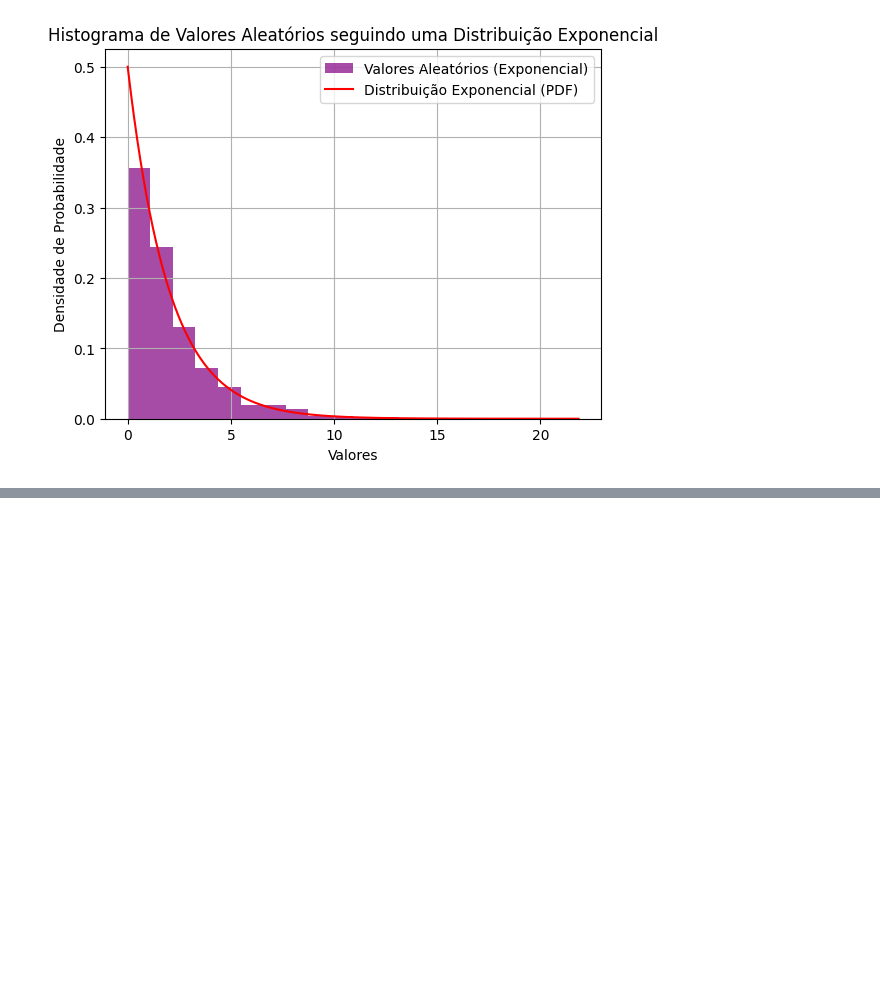
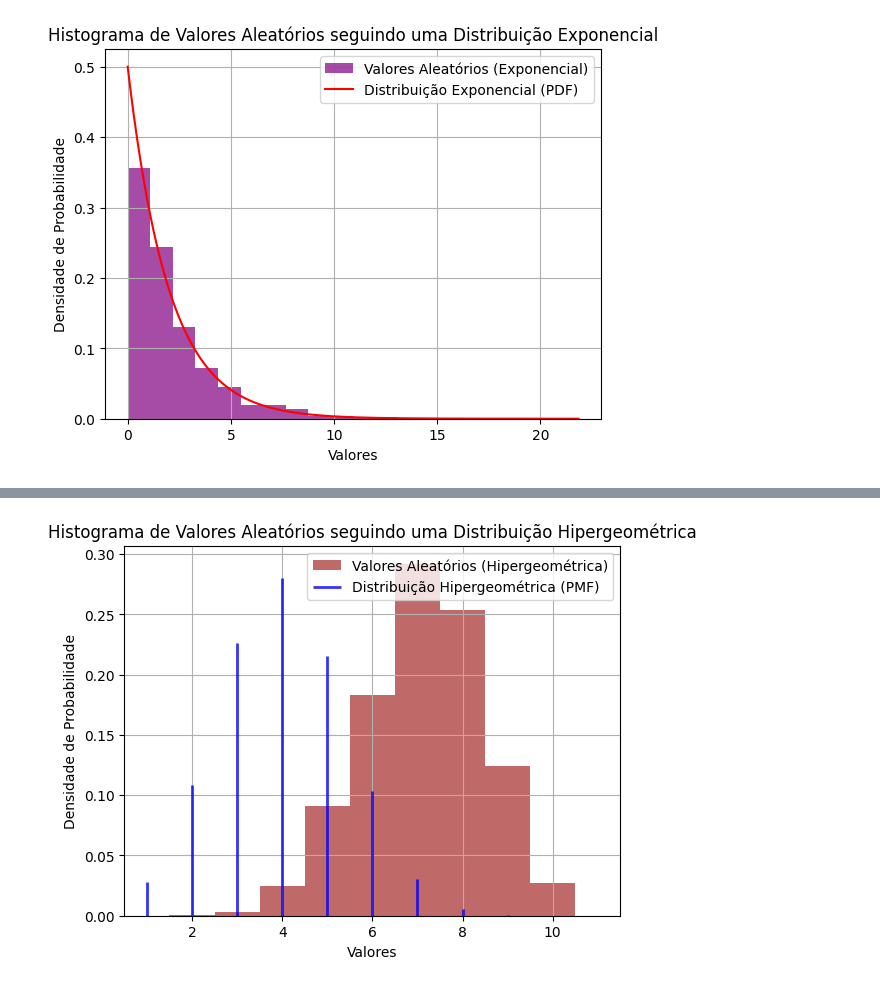
Before and after one commit to msouto/20232_Estatistica_para_Engenharia, a Jupyter notebook: Ex_3_Distribuicao_normal_com_Python.ipynb, the cells around one changed output, grey strips where cells are left out. Saved outputs shown, nothing was run; the diff lists cells and outputs as text; code cells hidden in the pictures; blank space fills up the shorter version.

```diff
--- a/Ex_3_Distribuicao_normal_com_Python.ipynb
+++ b/Ex_3_Distribuicao_normal_com_Python.ipynb
@@ -177,0 +207,30 @@ plt.show()
+# %%
+import numpy as np
+import matplotlib.pyplot as plt
+from scipy.stats import hypergeom
+
+# Parâmetros da distribuição hipergeométrica
+populacao_total = 50
+sucessos_na_populacao = 20
+tamanho_da_amostra = 10
+
+# Gere valores aleatórios seguindo a distribuição hipergeométrica
+num_samples = 1000
+random_values = np.random.hypergeometric(populacao_total, sucessos_na_populacao, tamanho_da_amostra, num_samples)
+
+# Plote um histograma dos valores aleatórios
+plt.hist(random_values, bins=np.arange(min(random_values), max(random_values) + 1.5) - 0.5, density=True, alpha=0.7, color='brown', label='Valores Aleatórios (Hipergeométrica)')
+
+# Plote a distribuição hipergeométrica teórica para comparação
+x_values = np.arange(max(0, min(random_values) - 1), max(random_values) + 2)
+pmf_values = hypergeom.pmf(x_values, populacao_total, sucessos_na_populacao, tamanho_da_amostra)
+plt.vlines(x_values, 0, pmf_values, colors='blue', lw=2, alpha=0.8, label='Distribuição Hipergeométrica (PMF)')
+
+plt.xlabel('Valores')
+plt.ylabel('Densidade de Probabilidade')
+plt.title('Histograma de Valores Aleatórios seguindo uma Distribuição Hipergeométrica')
+plt.legend()
+plt.grid(True)
+plt.show()
+# %% [output]
+[figure, added]
```
Also changed, not shown: parts of 13 cells of this notebook.
